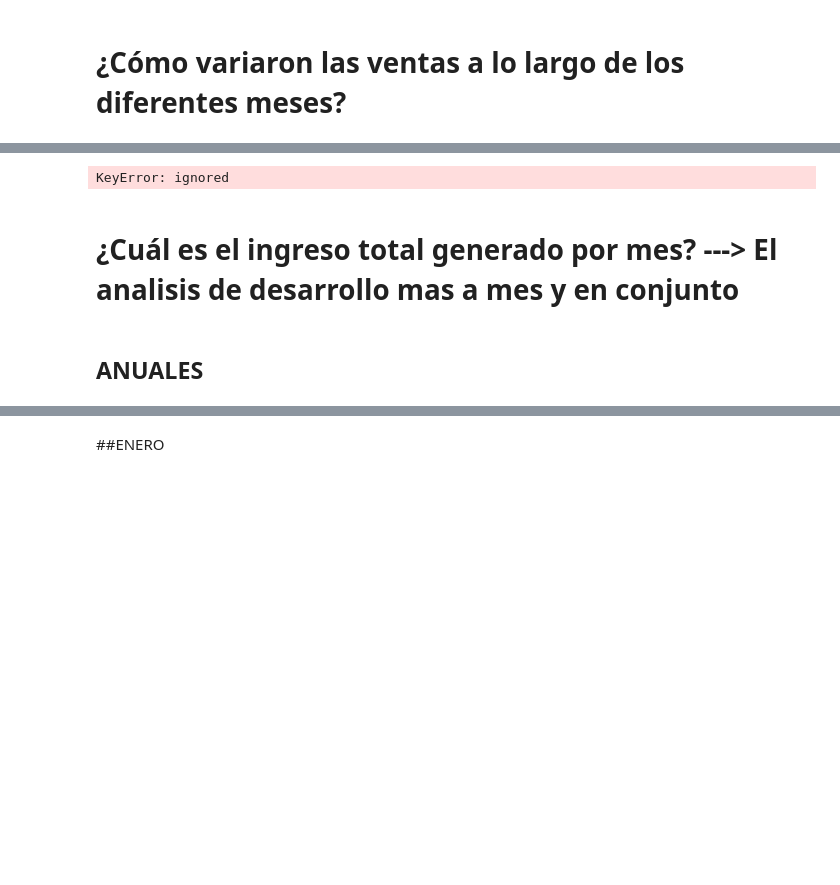
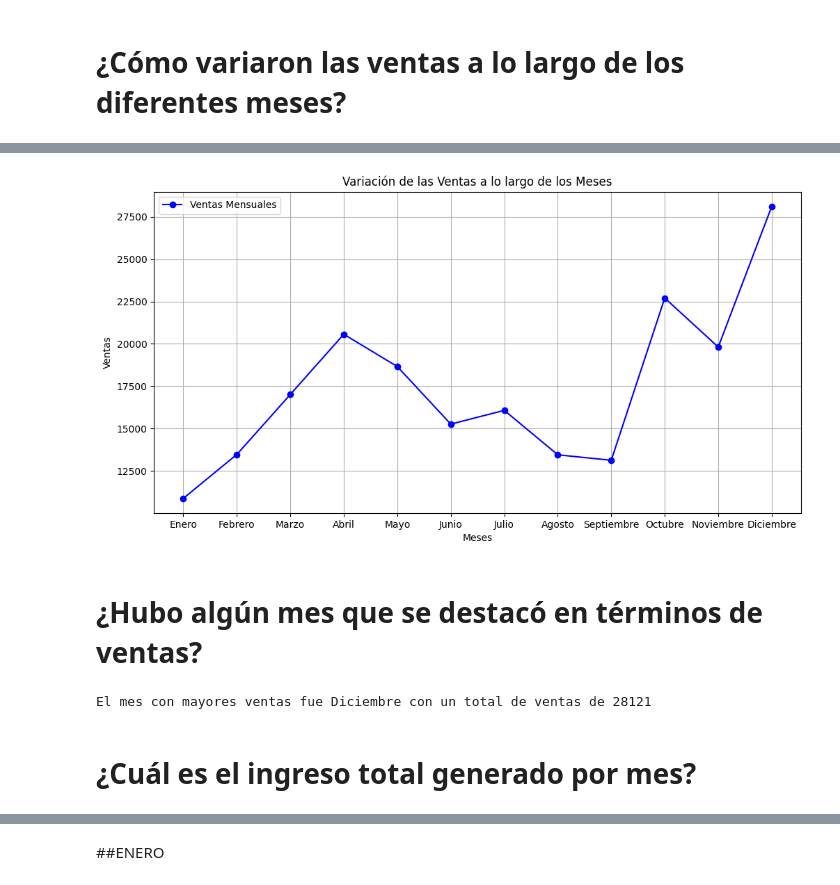
Before and after one commit to Cintia-93/TP-Big-Data, a Jupyter notebook: BigData_TP.ipynb, the cells around one changed output, grey strips where cells are left out. Saved outputs shown, nothing was run; the diff lists cells and outputs as text; code cells hidden in the pictures; blank space fills up the shorter version.

```diff
--- a/BigData_TP.ipynb
+++ b/BigData_TP.ipynb
@@ -148,41 +91,35 @@ df_ingresos
-# %%
-#Ingreso generado por mes
-
-meses = ['Enero', 'Febrero', 'Marzo', 'Abril', 'Mayo', 'Junio', 'Julio', 'Agosto', 'Septiembre', 'Octubre', 'Noviembre', 'Diciembre']
-
-ingresos_ventas = []
-nombres_meses = []
-for mes in meses:
-  dataframe_mes = dataframes[mes]
-  dataframe_mes = extraer_datos(dataframe_mes)
-
-  total_ventas_mes = dataframe_mes['Ventas Totales'].sum()  #CHEQUEAR EL PROBLEMA
-  totales_ventas.append(total_ventas_mes)
-  nombres_meses.append(mes)
-
-#Creo el objeto figura
-fig = go.Figure()
-
-#Agrego grafico en mi objeto figura
-fig.add_trace(go.Bar(
-        x = nombres_meses,
-        y= totales_ventas,
-        name = 'Unidades Vendidas',
-        marker = dict(color= 'light blue')
-)
-)
-
-#Configuro titulos y ejes del grafico
-fig.update_layout(
-    title = 'Ingresos por mes',
-    xaxis = dict(title= 'Meses'),
-    yaxis = dict(title= 'Unidades vendidas'))
-
-#Muestro el grafico
-fig.show()
-# %% [output]
-KeyError: ignored
+# %%
+# Crear una lista para almacenar las ventas totales de cada mes
+ventas_mensuales = []
+
+for mes in meses:
+    if mes in dataframes:
+        df = dataframes[mes]
+        ventas_mensuales.append(df['Cantidad Pedida'].sum())
+    else:
+        ventas_mensuales.append(0)  # Si no hay datos para el mes, agregar 0 como ventas
+
+# Crear el gráfico de líneas
+plt.figure(figsize=(12, 6))  # Tamaño de la figura
+plt.plot(meses, ventas_mensuales, marker='o', linestyle='-', color='b', label='Ventas Mensuales')
+plt.title('Variación de las Ventas a lo largo de los Meses')
+plt.xlabel('Meses')
+plt.ylabel('Ventas')
+plt.legend()
+plt.grid(True)
+
+# Mostrar el gráfico
+plt.show()
+# %% [output]
+[figure, added]
+# %% [markdown]
+# ¿Hubo algún mes que se destacó en términos de ventas?
+# %%
+max_ventas_mes = meses[ventas_mensuales.index(max(ventas_mensuales))]
+max_ventas = max(ventas_mensuales)
+
+print(f"El mes con mayores ventas fue {max_ventas_mes} con un total de ventas de {max_ventas}")
+# %% [output]
+El mes con mayores ventas fue Diciembre con un total de ventas de 28121
 # %% [markdown]
-# ¿Cuál es el ingreso total generado por mes? ---> El analisis de desarrollo mas a mes y en conjunto
+# ¿Cuál es el ingreso total generado por mes?
-# %% [markdown]
-## ANUALES
```
Also changed, not shown: parts of 29 cells of this notebook.
